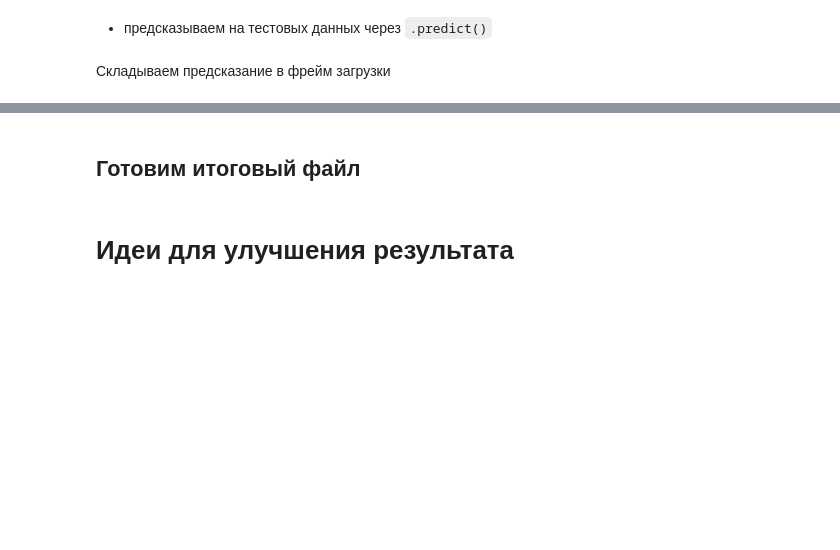
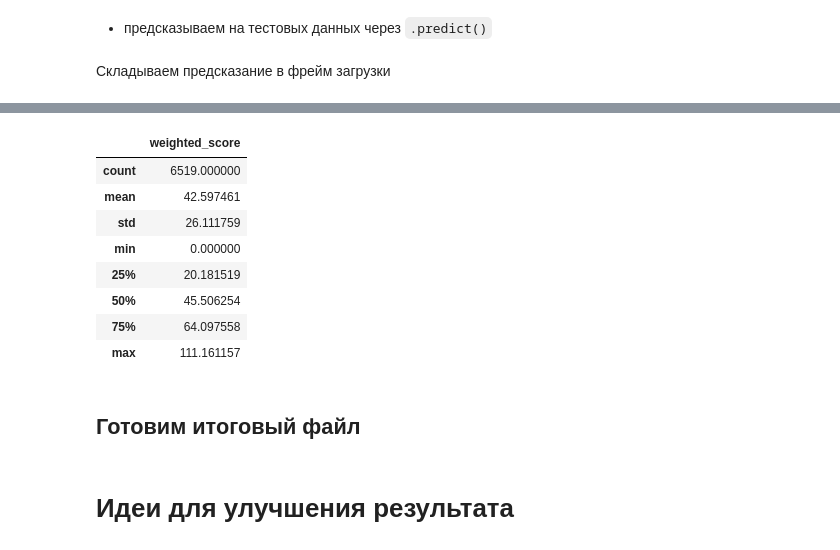
Before and after one commit to AntonGitOrlov/Data_Science, a Jupyter notebook: Регрессия_Самостоятельная_работа_ОрловАВ.ipynb, the cells around one changed output, grey strips where cells are left out. Drawn from its saved outputs; the diff is of its cells as text; code cells hidden in the pictures; blank space fills up the shorter version.

```diff
--- a/Регрессия_Самостоятельная_работа_ОрловАВ.ipynb
+++ b/Регрессия_Самостоятельная_работа_ОрловАВ.ipynb
@@ -957,4 +954,16 @@ Submission
 6519 rows × 1 columns
+# %%
+Submission.describe()
+# %% [output]
+|  | weighted_score |
+| count | 6519.000000 |
+| mean | 42.597461 |
+| std | 26.111759 |
+| min | 0.000000 |
+| 25% | 20.181519 |
+| 50% | 45.506254 |
+| 75% | 64.097558 |
+| max | 111.161157 |
 # %% [markdown]
 ## Готовим итоговый файл
 # %%
```
Also changed, not shown: parts of 24 cells of this notebook.
